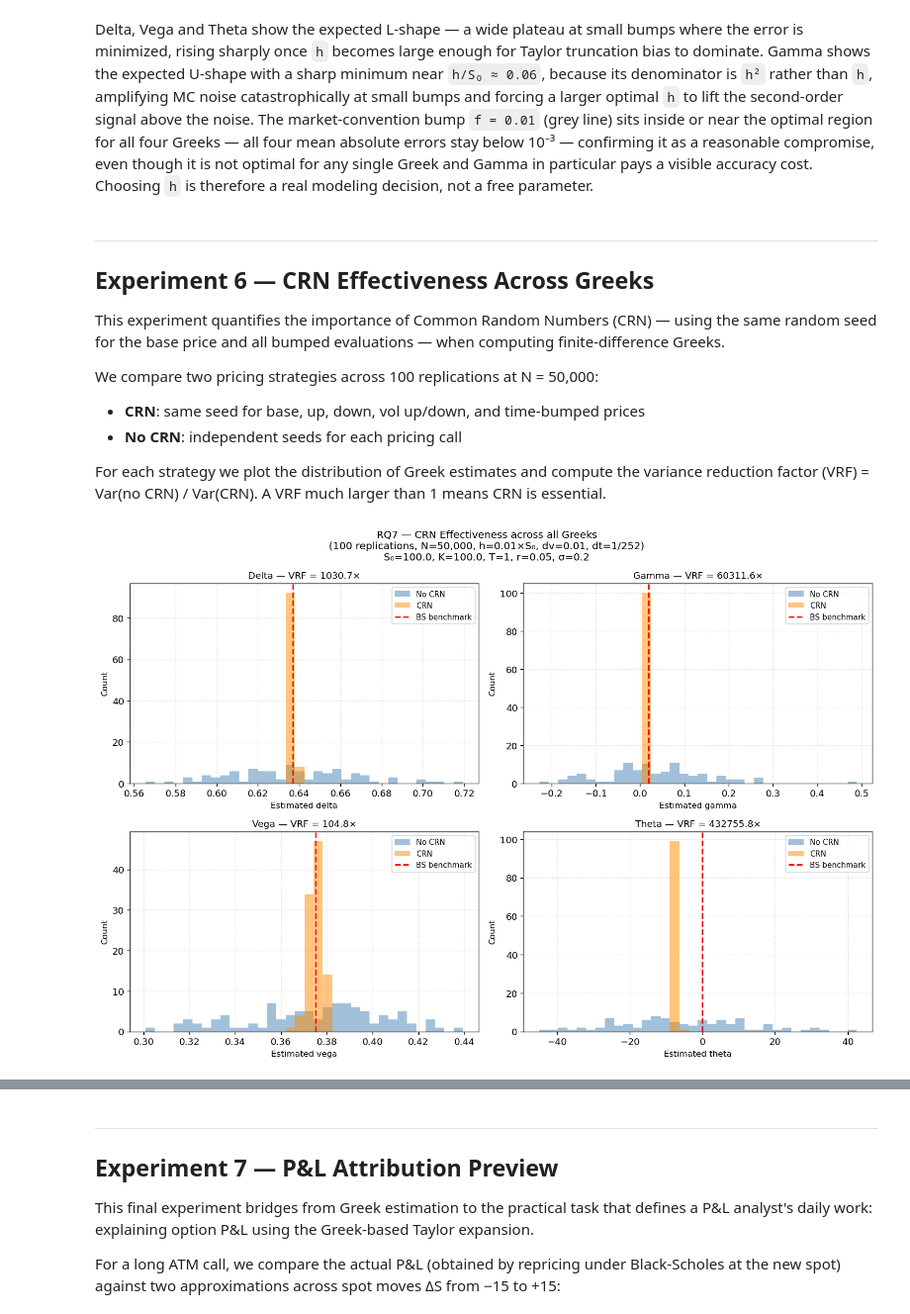
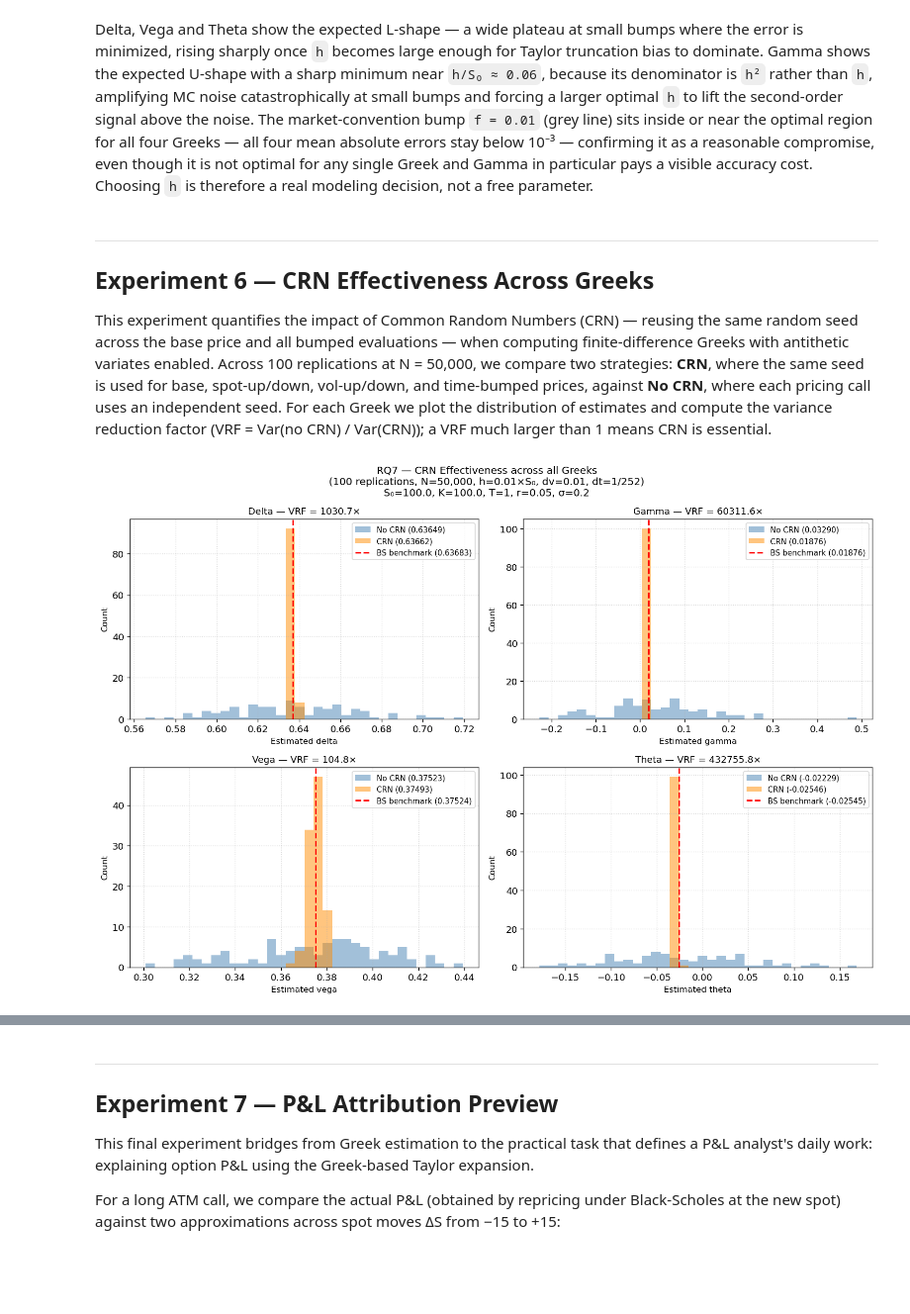
Before and after one commit to bfl-almeida/project_monte_carlo, a Jupyter notebook: notebooks/research_demo_greeks.ipynb, the cells around one changed output, grey strips where cells are left out. Shown at 99% size. Drawn from its saved outputs; the diff is of its cells as text; code cells hidden in the pictures; blank space fills up the shorter version.

Commit message:
Experiment 6

```diff
--- a/notebooks/research_demo_greeks.ipynb
+++ b/notebooks/research_demo_greeks.ipynb
@@ -680,18 +680,7 @@ Delta, Vega and Theta show the expected L-shape — a wide plateau at small bump
 ---
 ## Experiment 6 — CRN Effectiveness Across Greeks
 
-This experiment quantifies the importance of Common Random Numbers (CRN) —
-using the same random seed for the base price and all bumped evaluations —
-when computing finite-difference Greeks.
-
-We compare two pricing strategies across 100 replications at N = 50,000:
-
-- **CRN**: same seed for base, up, down, vol up/down, and time-bumped prices
-- **No CRN**: independent seeds for each pricing call
-
-For each strategy we plot the distribution of Greek estimates and compute
-the variance reduction factor (VRF) = Var(no CRN) / Var(CRN). A VRF much
-larger than 1 means CRN is essential.
+This experiment quantifies the impact of Common Random Numbers (CRN) — reusing the same random seed across the base price and all bumped evaluations — when computing finite-difference Greeks with antithetic variates enabled. Across 100 replications at N = 50,000, we compare two strategies: **CRN**, where the same seed is used for base, spot-up/down, vol-up/down, and time-bumped prices, against **No CRN**, where each pricing call uses an independent seed. For each Greek we plot the distribution of estimates and compute the variance reduction factor (VRF = Var(no CRN) / Var(CRN)); a VRF much larger than 1 means CRN is essential.
 # %%
 # ── Experiment ────────────────────────────────────────────────────────────────
 def run_crn_experiment(
@@ -723,7 +712,7 @@ def run_crn_experiment(
         results["delta"]["crn"].append((s_up - s_down) / (2 * h))
         results["gamma"]["crn"].append((s_up - 2 * base + s_down) / h ** 2)
         results["vega"]["crn"].append((v_up - v_down) / (2 * dv) / 100)
-        results["theta"]["crn"].append((t_down - base) / dt)
+        results["theta"]["crn"].append((t_down - base) / dt/252)
 
         # ── No CRN: independent seed for every pricing call ───────────────
         seed = lambda offset: 6 * rep + offset
@@ -744,7 +733,7 @@ def run_crn_experiment(
         results["delta"]["no_crn"].append((s_up_n - s_down_n) / (2 * h))
         results["gamma"]["no_crn"].append((s_up_n - 2 * base_n + s_down_n) / h ** 2)
         results["vega"]["no_crn"].append((v_up_n - v_down_n) / (2 * dv) / 100)
-        results["theta"]["no_crn"].append((t_down_n - base_n) / dt)
+        results["theta"]["no_crn"].append((t_down_n - base_n) / dt/252)
 
     bs_vals = {
         "delta": bs_call_delta(S0, K, T, r, sigma),
@@ -768,35 +757,35 @@ crn_results = run_crn_experiment(S0, K, T, r, sigma)
 fig, axes = plt.subplots(2, 2, figsize=(13, 9))
 
 for ax, greek in zip(axes.flat, ["delta", "gamma", "vega", "theta"]):
     data        = crn_results[greek]
     crn_vals    = data["crn"]
     no_crn_vals = data["no_crn"]
     bs_val      = data["bs"]
     vrf         = np.var(no_crn_vals, ddof=1) / np.var(crn_vals, ddof=1)
 
     bins = np.linspace(
         min(crn_vals.min(), no_crn_vals.min()),
         max(crn_vals.max(), no_crn_vals.max()),
         35,
     )
-    ax.hist(no_crn_vals, bins=bins, alpha=0.5, color="steelblue", label="No CRN")
-    ax.hist(crn_vals,    bins=bins, alpha=0.5, color="darkorange", label="CRN")
-    ax.axvline(bs_val, color="red", linestyle="--", linewidth=1.8, label="BS benchmark")
+    ax.hist(no_crn_vals, bins=bins, alpha=0.5, color="steelblue", label=f"No CRN ({no_crn_vals.mean():.5f})")
+    ax.hist(crn_vals,    bins=bins, alpha=0.5, color="darkorange", label=f"CRN ({crn_vals.mean():.5f})")
+    ax.axvline(bs_val, color="red", linestyle="--", linewidth=1.8, label=f"BS benchmark ({bs_val:.5f})")
 
     ax.set_title(f"{greek.capitalize()} — VRF = {vrf:.1f}×", fontsize=11)
     ax.set_xlabel(f"Estimated {greek}", fontsize=10)
     ax.set_ylabel("Count", fontsize=10)
     ax.legend(fontsize=9)
     ax.grid(True, linestyle=":", alpha=0.5)
 
 fig.suptitle(
     f"RQ7 — CRN Effectiveness across all Greeks\n"
     f"(100 replications, N=50,000, h=0.01×S₀, dv=0.01, dt=1/252)\n"
     f"S₀={S0}, K={K}, T={T}, r={r}, σ={sigma}",
     fontsize=12,
 )
 plt.tight_layout()
 plt.show()
 # %% [output]
-[figure, old version]
+[figure, new version]
 # %% [markdown]
```
Also changed, not shown: parts of 1 cell of this notebook.
